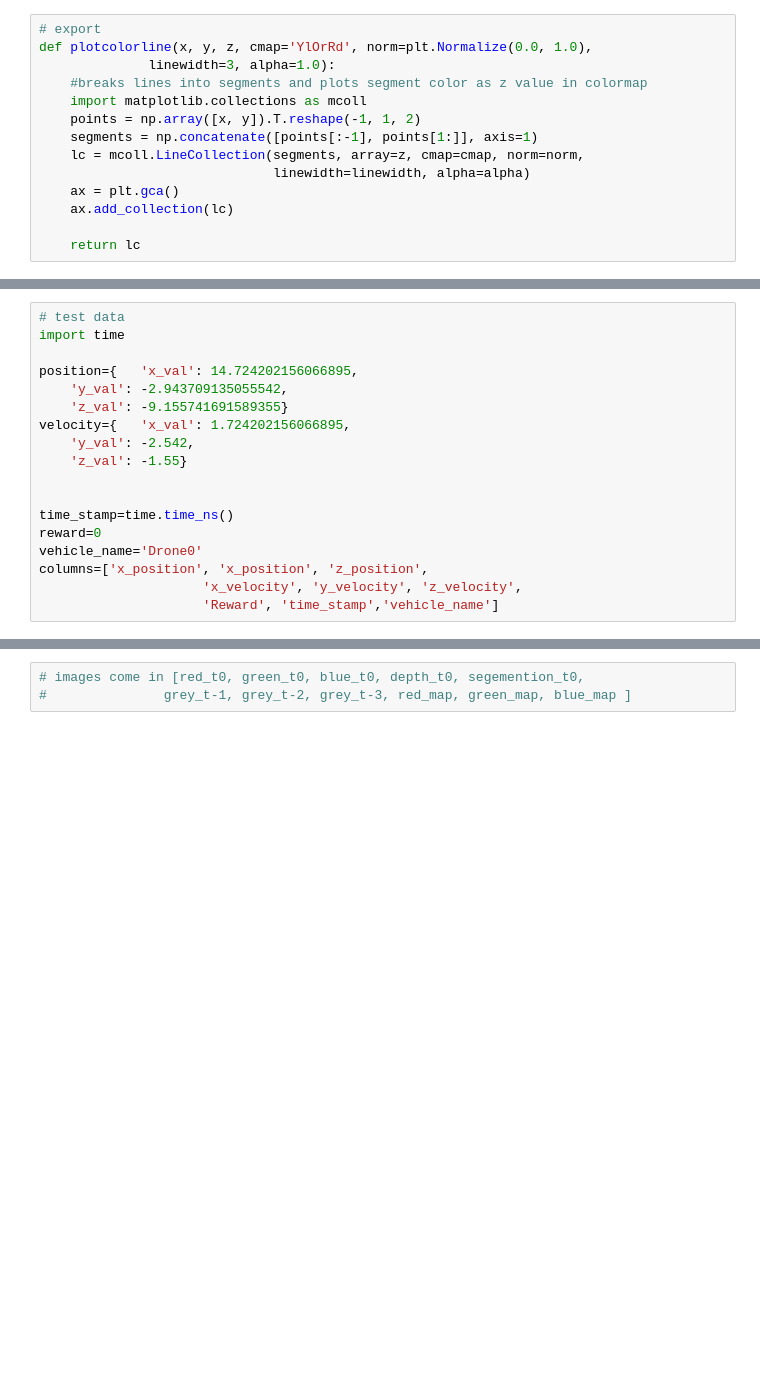
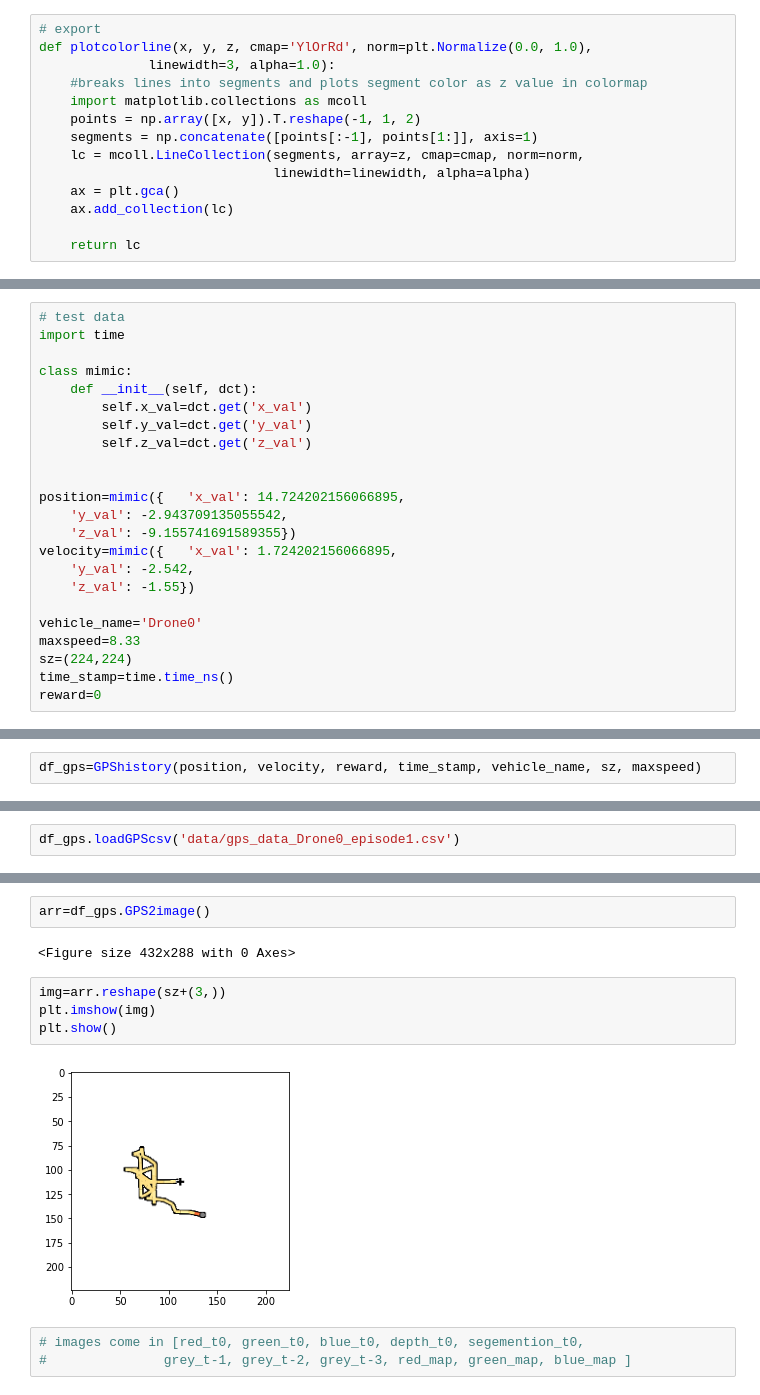
Before and after one commit to SBrewer15/AirSim-UAV-Reinforcement-Learning, a Jupyter notebook: Utilities.ipynb, the cells around one changed output, grey strips where cells are left out. Cells and saved outputs as stored; diff of their text form; blank space fills up the shorter version.

```diff
--- a/Utilities.ipynb
+++ b/Utilities.ipynb
@@ -237,17 +256,22 @@ class GPShistory:
 # test data
 import time
 
-position={   'x_val': 14.724202156066895,
-    'y_val': -2.943709135055542,
-    'z_val': -9.155741691589355}
-velocity={   'x_val': 1.724202156066895,
-    'y_val': -2.542,
-    'z_val': -1.55}
+class mimic:
+    def __init__(self, dct):
+        self.x_val=dct.get('x_val')
+        self.y_val=dct.get('y_val')
+        self.z_val=dct.get('z_val')
 
 
+position=mimic({   'x_val': 14.724202156066895,
+    'y_val': -2.943709135055542,
+    'z_val': -9.155741691589355})
+velocity=mimic({   'x_val': 1.724202156066895,
+    'y_val': -2.542,
+    'z_val': -1.55})
+
+vehicle_name='Drone0'
+maxspeed=8.33
+sz=(224,224)
 time_stamp=time.time_ns()
 reward=0
-vehicle_name='Drone0'
-columns=['x_position', 'x_position', 'z_position',
-                     'x_velocity', 'y_velocity', 'z_velocity',
-                     'Reward', 'time_stamp','vehicle_name']
@@ -350,0 +278,2 @@ plt.show()
+# %%
+df_gps=GPShistory(position, velocity, reward, time_stamp, vehicle_name, sz, maxspeed)
@@ -350,0 +285,2 @@ plt.show()
+# %%
+df_gps.loadGPScsv('data/gps_data_Drone0_episode1.csv')
@@ -351,3 +298,13 @@ plt.show()
+# %%
+arr=df_gps.GPS2image()
+# %% [output]
+<Figure size 432x288 with 0 Axes>
+# %%
+img=arr.reshape(sz+(3,))
+plt.imshow(img)
+plt.show()
+# %% [output]
+[figure, added]
 # %%
 # images come in [red_t0, green_t0, blue_t0, depth_t0, segemention_t0,
 #               grey_t-1, grey_t-2, grey_t-3, red_map, green_map, blue_map ]
```
Also changed, not shown: parts of 29 cells of this notebook.
